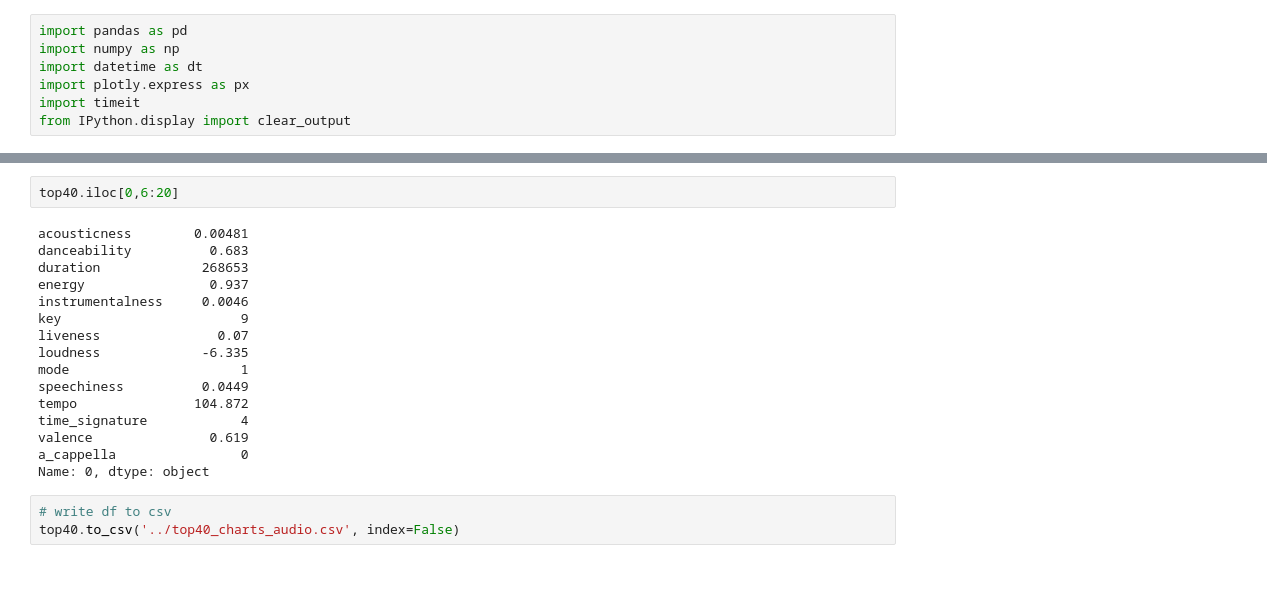
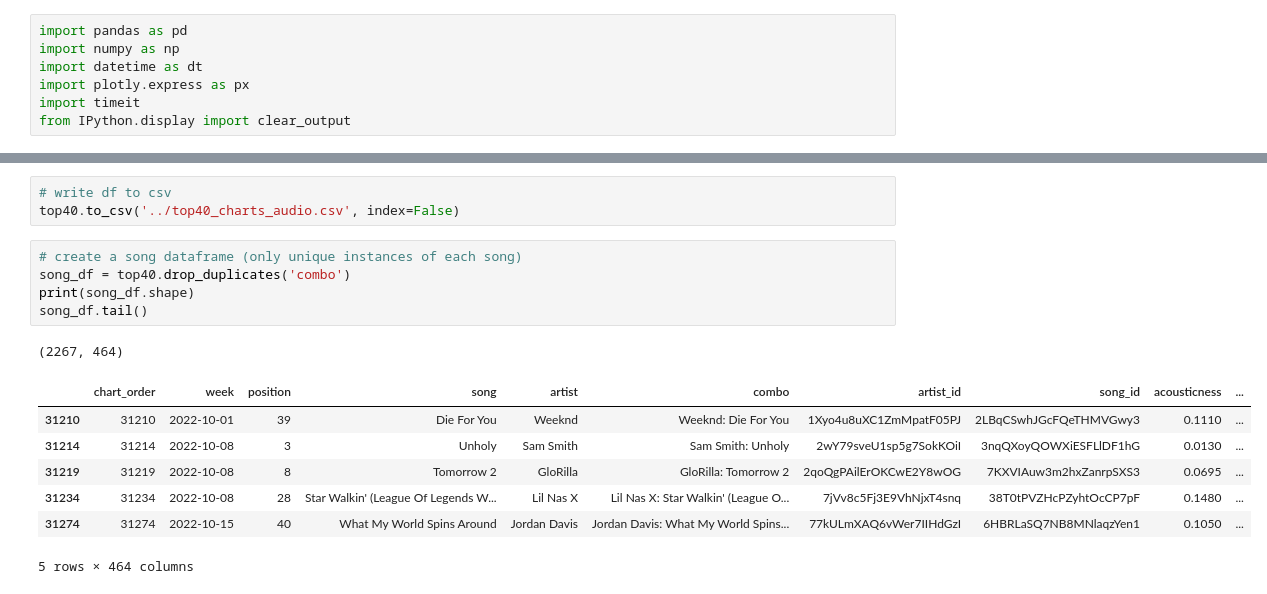
Before and after one commit to ariana94/Audio-Feature-API-Analyis-, a Jupyter notebook: 02A_data_exploration/explore_top40_charts.ipynb, the cells around one changed output, grey strips where cells are left out. Drawn from its saved outputs; the diff is of its cells as text.

```diff
--- a/02A_data_exploration/explore_top40_charts.ipynb
+++ b/02A_data_exploration/explore_top40_charts.ipynb
@@ -221,21 +179,17 @@ Done!
-# %%
-top40.iloc[0,6:20]
-# %% [output]
-acousticness        0.00481
-danceability          0.683
-duration             268653
-energy                0.937
-instrumentalness     0.0046
-key                       9
-liveness               0.07
-loudness             -6.335
-mode                      1
-speechiness          0.0449
-tempo               104.872
-time_signature            4
-valence               0.619
-a_cappella                0
-Name: 0, dtype: object
 # %%
 # write df to csv
 top40.to_csv('../top40_charts_audio.csv', index=False)
+# %%
+# create a song dataframe (only unique instances of each song)
+song_df = top40.drop_duplicates('combo')
+print(song_df.shape)
+song_df.tail()
+# %% [output]
+(2267, 464)
+|  | chart_order | week | position | song | artist | combo | artist_id | song_id | acousticness | ... |
+| 31210 | 31210 | 2022-10-01 | 39 | Die For You | Weeknd | Weeknd: Die For You | 1Xyo4u8uXC1ZmMpatF05PJ | 2LBqCSwhJGcFQeTHMVGwy3 | 0.1110 | ... |
+| 31214 | 31214 | 2022-10-08 | 3 | Unholy | Sam Smith | Sam Smith: Unholy | 2wY79sveU1sp5g7SokKOiI | 3nqQXoyQOWXiESFLlDF1hG | 0.0130 | ... |
+| 31219 | 31219 | 2022-10-08 | 8 | Tomorrow 2 | GloRilla | GloRilla: Tomorrow 2 | 2qoQgPAilErOKCwE2Y8wOG | 7KXVIAuw3m2hxZanrpSXS3 | 0.0695 | ... |
+| 31234 | 31234 | 2022-10-08 | 28 | Star Walkin' (League Of Legends W... | Lil Nas X | Lil Nas X: Star Walkin' (League O... | 7jVv8c5Fj3E9VhNjxT4snq | 38T0tPVZHcPZyhtOcCP7pF | 0.1480 | ... |
+| 31274 | 31274 | 2022-10-15 | 40 | What My World Spins Around | Jordan Davis | Jordan Davis: What My World Spins... | 77kULmXAQ6vWer7IIHdGzI | 6HBRLaSQ7NB8MNlaqzYen1 | 0.1050 | ... |
+5 rows × 464 columns
```
Also changed, not shown: parts of 16 cells of this notebook, 12 other files.
